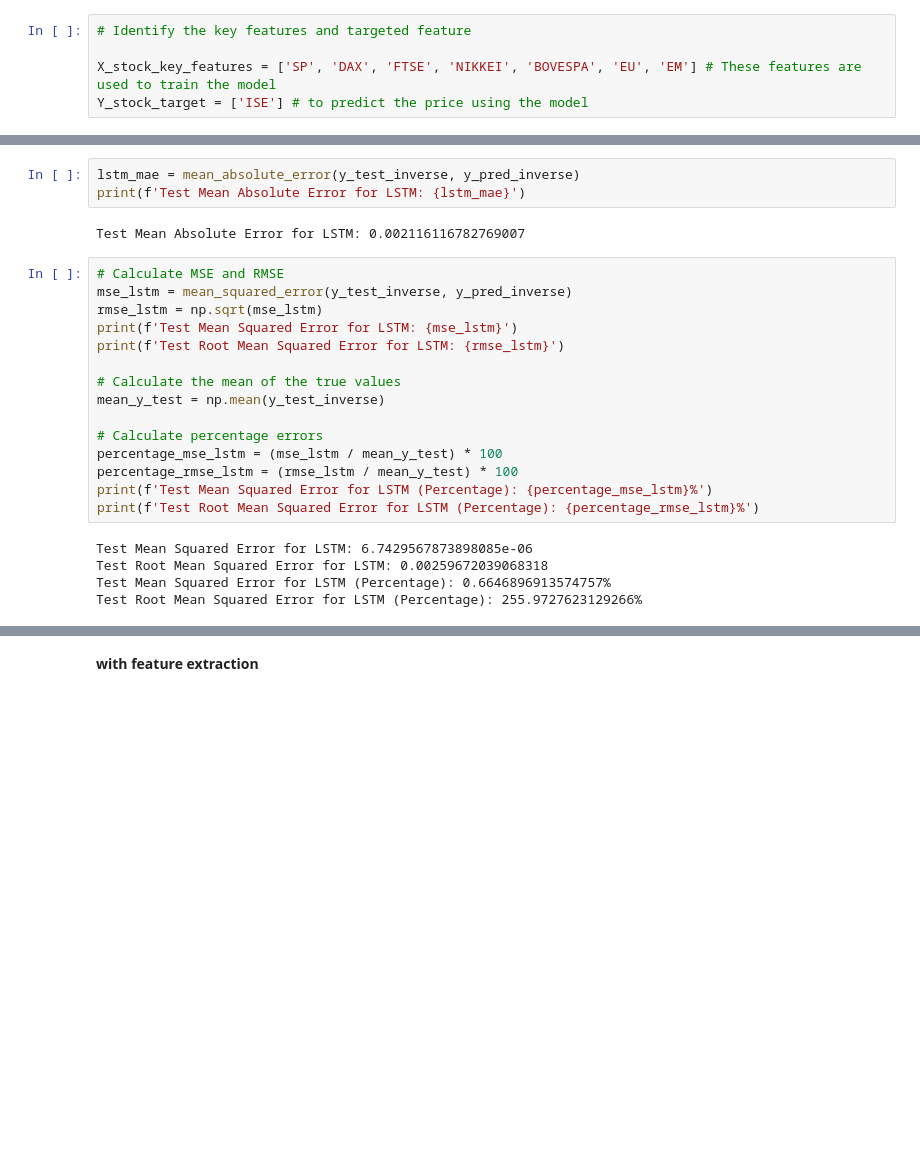
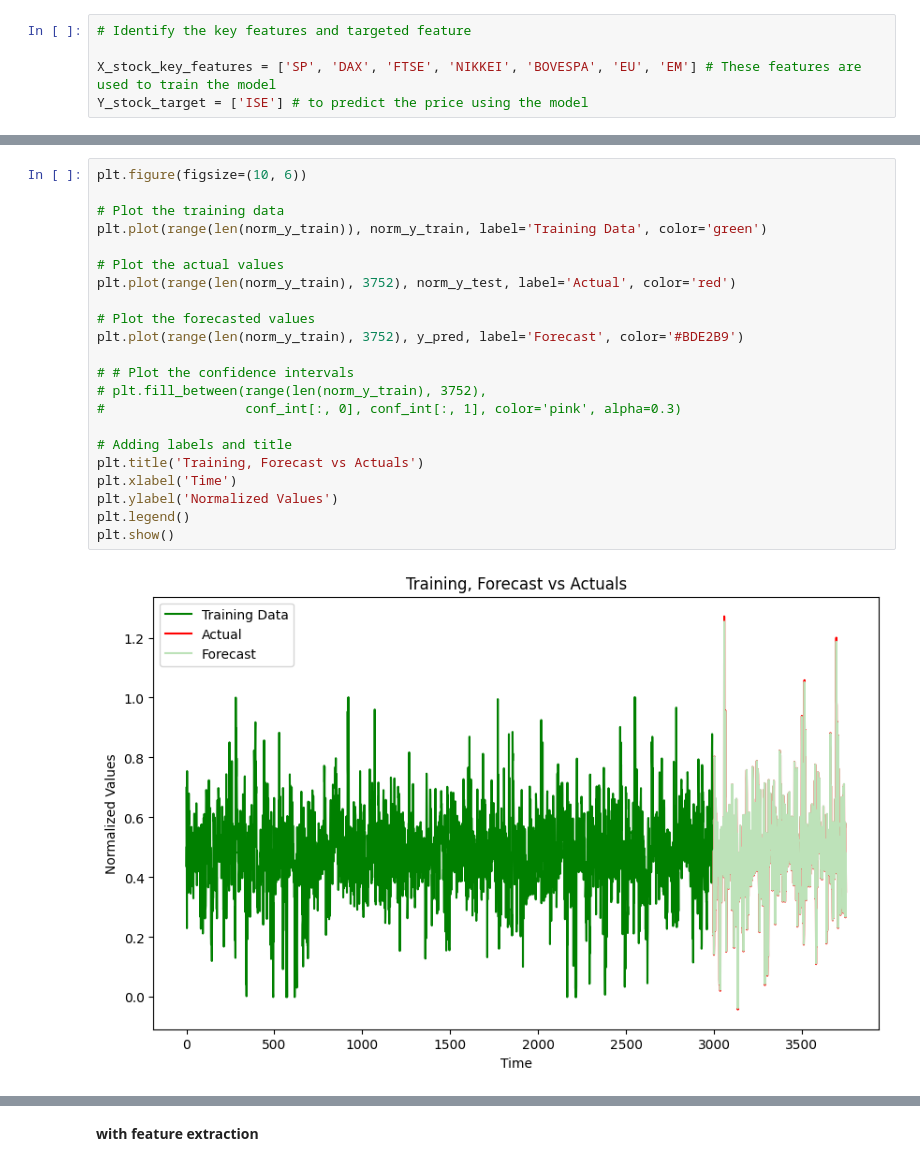
Before and after one commit to RaghavendhraRao/stock_market_prediction_ISE_DSFP, a Jupyter notebook: ds_final_proj_stock_market_colab.ipynb, the cells around one changed output, grey strips where cells are left out. Cells and saved outputs as stored; diff of their text form; blank space fills up the shorter version.

```diff
--- a/ds_final_proj_stock_market_colab.ipynb
+++ b/ds_final_proj_stock_market_colab.ipynb
@@ -346,25 +385,24 @@ plt.show()
-# %%
-lstm_mae = mean_absolute_error(y_test_inverse, y_pred_inverse)
-print(f'Test Mean Absolute Error for LSTM: {lstm_mae}')
-# %% [output]
-Test Mean Absolute Error for LSTM: 0.002116116782769007
-# %%
-# Calculate MSE and RMSE
-mse_lstm = mean_squared_error(y_test_inverse, y_pred_inverse)
-rmse_lstm = np.sqrt(mse_lstm)
-print(f'Test Mean Squared Error for LSTM: {mse_lstm}')
-print(f'Test Root Mean Squared Error for LSTM: {rmse_lstm}')
-
-# Calculate the mean of the true values
-mean_y_test = np.mean(y_test_inverse)
-
-# Calculate percentage errors
-percentage_mse_lstm = (mse_lstm / mean_y_test) * 100
-percentage_rmse_lstm = (rmse_lstm / mean_y_test) * 100
-print(f'Test Mean Squared Error for LSTM (Percentage): {percentage_mse_lstm}%')
-print(f'Test Root Mean Squared Error for LSTM (Percentage): {percentage_rmse_lstm}%')
-# %% [output]
-Test Mean Squared Error for LSTM: 6.7429567873898085e-06
-Test Root Mean Squared Error for LSTM: 0.00259672039068318
-Test Mean Squared Error for LSTM (Percentage): 0.6646896913574757%
-Test Root Mean Squared Error for LSTM (Percentage): 255.9727623129266%
+# %%
+plt.figure(figsize=(10, 6))
+
+# Plot the training data
+plt.plot(range(len(norm_y_train)), norm_y_train, label='Training Data', color='green')
+
+# Plot the actual values
+plt.plot(range(len(norm_y_train), 3752), norm_y_test, label='Actual', color='red')
+
+# Plot the forecasted values
+plt.plot(range(len(norm_y_train), 3752), y_pred, label='Forecast', color='#BDE2B9')
+
+# # Plot the confidence intervals
+# plt.fill_between(range(len(norm_y_train), 3752),
+#                  conf_int[:, 0], conf_int[:, 1], color='pink', alpha=0.3)
+
+# Adding labels and title
+plt.title('Training, Forecast vs Actuals')
+plt.xlabel('Time')
+plt.ylabel('Normalized Values')
+plt.legend()
+plt.show()
+# %% [output]
+[figure, added]
```
Also changed, not shown: parts of 55 cells of this notebook.
